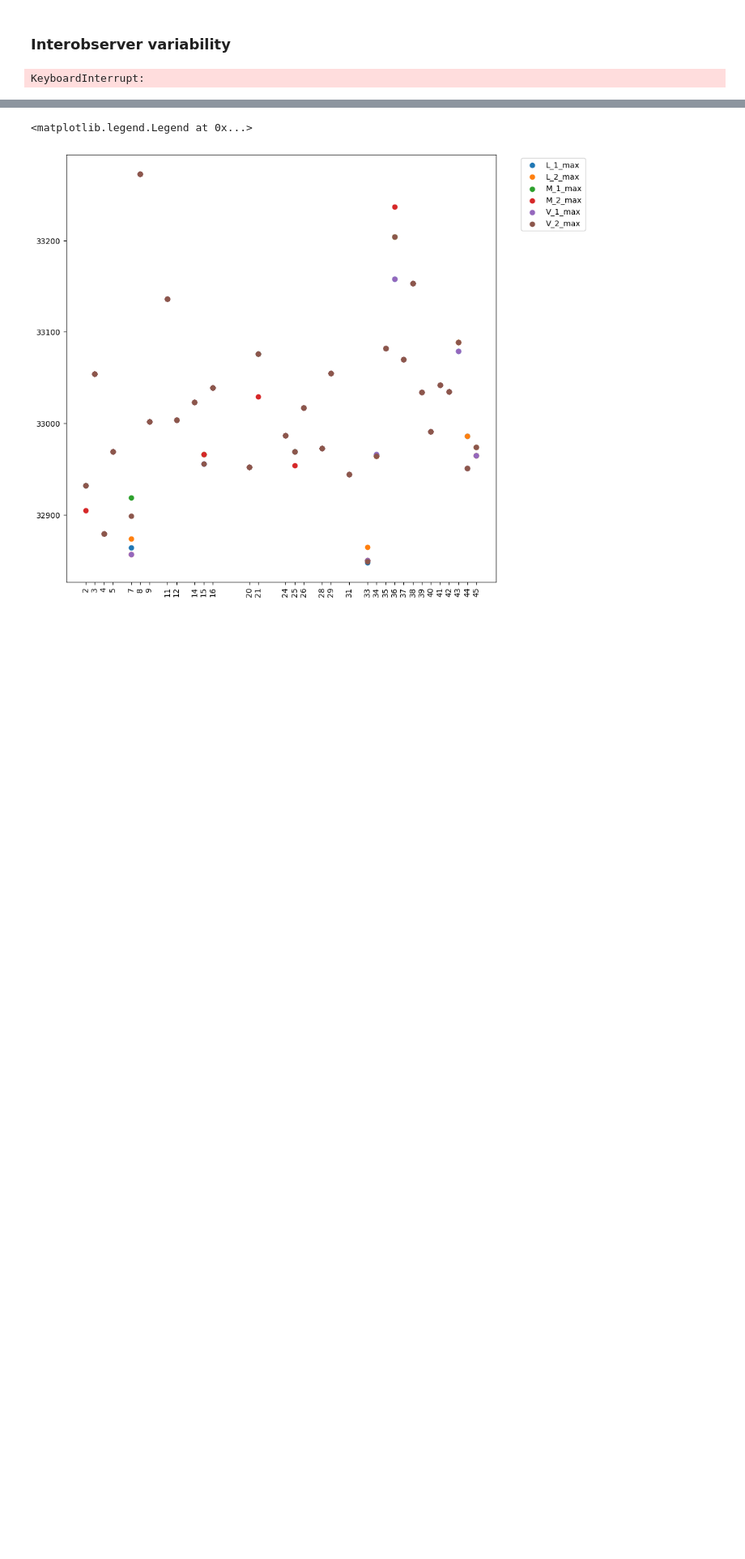
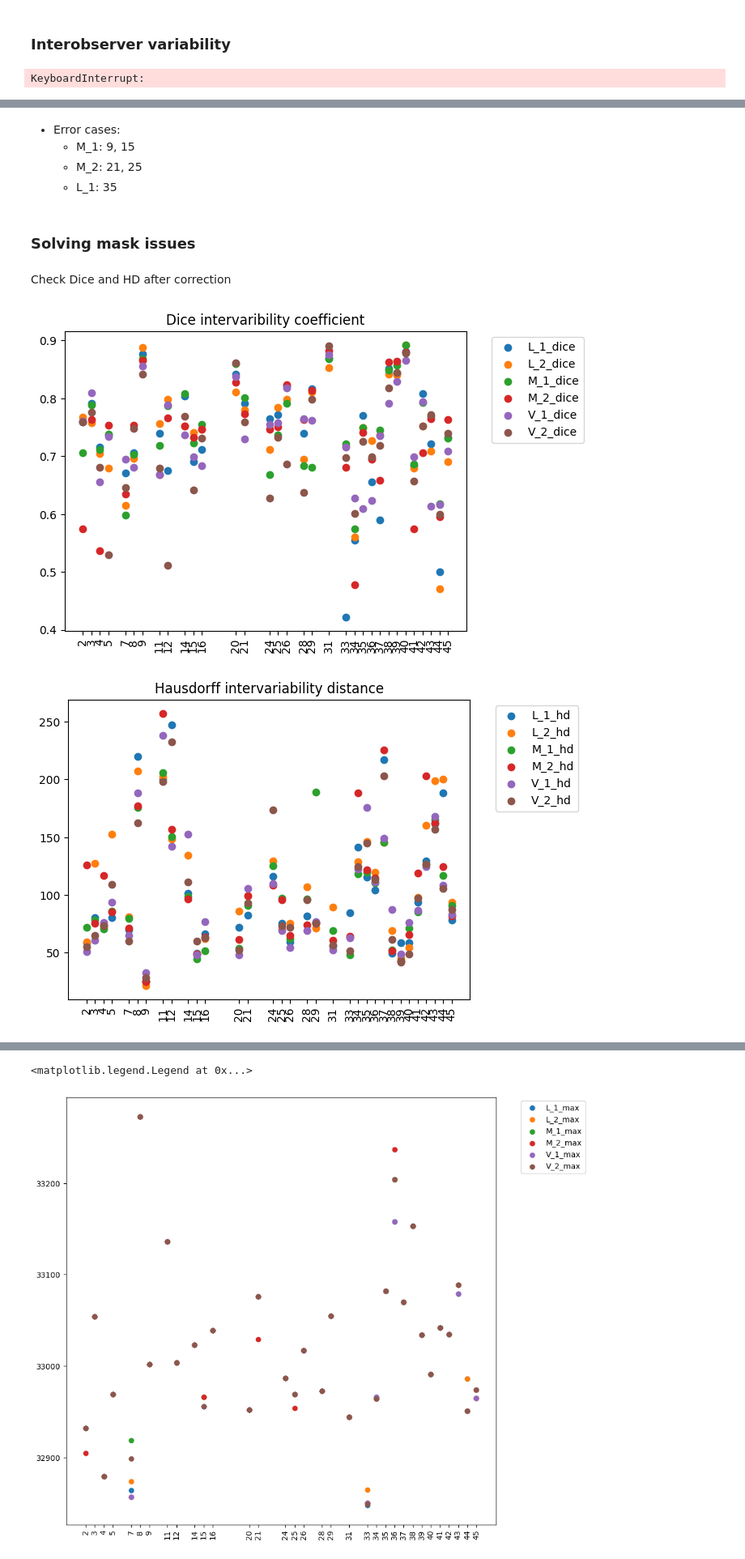
Before and after one commit to Likalto4/Added_value_feature_uncertainty, a Jupyter notebook: data_analysis/data_visualisation.ipynb, the cells around one changed output, grey strips where cells are left out. Shown at 81% size. Saved outputs shown, nothing was run; the diff lists cells and outputs as text; code cells hidden in the pictures; blank space fills up the shorter version.

Commit message:
solved masks with issues

```diff
--- a/data_analysis/data_visualisation.ipynb
+++ b/data_analysis/data_visualisation.ipynb
@@ -360,0 +377,7 @@ plt.show()
+# %% [markdown]
+- Error cases:
+    - M_1: 9, 15
+    - M_2: 21, 25
+    - L_1: 35
+# %% [markdown]
+### Solving mask issues
@@ -360,0 +478,2 @@ plt.show()
+# %% [markdown]
+Check Dice and HD after correction
@@ -361 +524,28 @@ plt.show()
+# %%
+# read df
+df_path = repo_path / 'data/quality_control' / 'fixed_inter_observer_metrics.csv'
+df = pd.read_csv(df_path, index_col=0)
+
+# plot Dice intervaribility coefficient
+plt.figure()
+plt.title('Dice intervaribility coefficient')
+for column in df.columns:
+    if 'dice' in column:
+        plt.scatter(x=df[column].index, y=df[column].values, label=column)
+# show legend outside the plot
+plt.legend(bbox_to_anchor=(1.05, 1), loc='upper left')
+plt.xticks(df.index, df.index, rotation='vertical')
+
+# same with hausdorff distance
+plt.figure()
+plt.title('Hausdorff intervariability distance')
+for colu in df.filter(regex='hd').columns:
+    plt.scatter(x=df[colu].iloc[:].index, y=df[colu].iloc[:].values, label=colu)
+# show legend outside the plot
+plt.legend(bbox_to_anchor=(1.05, 1), loc='upper left')
+plt.xticks(df.index, df.index, rotation='vertical')
+plt.show()
+# %% [output]
+[figure, added]
+[figure, added]
 # %% [markdown]
```
Also changed, not shown: parts of 18 cells of this notebook.
